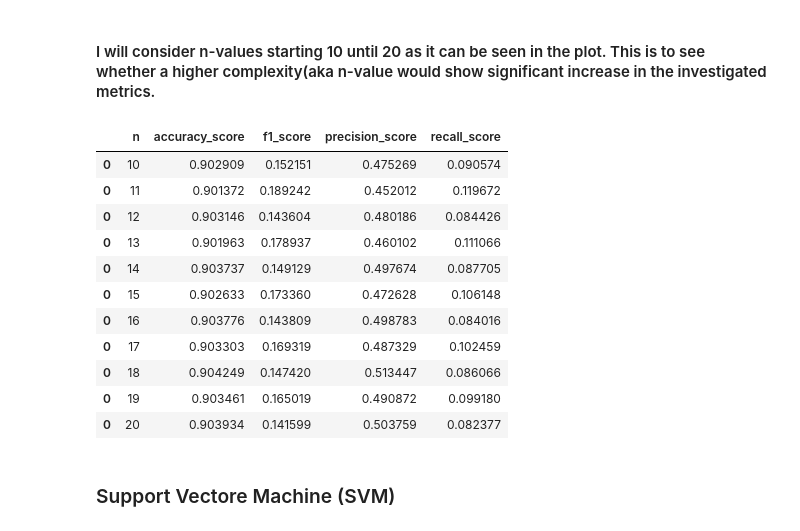
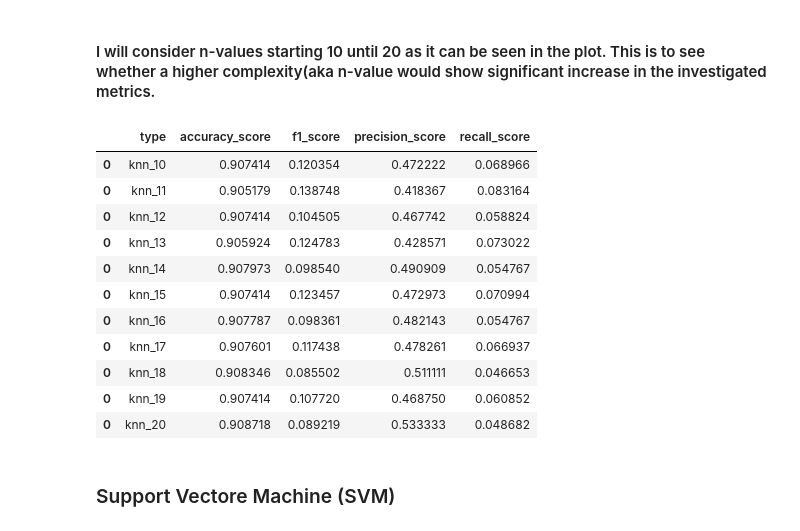
Before and after one commit to omar123-jav/ML-A2, a Jupyter notebook: Assignment2_Husseljo.ipynb, the cells around one changed output. Drawn from its saved outputs; the diff is of its cells as text; code cells hidden in the pictures.

```diff
--- a/Assignment2_Husseljo.ipynb
+++ b/Assignment2_Husseljo.ipynb
@@ -580,3 +586,6 @@ df_heart.head()
+# %%
+n = 200000
+df_heart = df_heart.head(-n)
 # %% [markdown]
 ### handling missing values
 # %%
@@ -646,0 +656,15 @@ accuracy_score(y_test,y_pred)
+# %%
+def create_logistic_statistic(y_test, y_pred_test):
+    accuracy = accuracy_score(y_test,y_pred_test)
+    f1 = f1_score(y_test, y_pred_test)
+    precision = precision_score(y_test, y_pred_test)
+    recall = recall_score(y_test, y_pred_test)
+    dict = {"type":"logistic", "accuracy_score": accuracy, "f1_score": f1, "precision_score": precision, "recall_score": recall}
+    return dict
+# %%
+cols = ["type", "accuracy_score", "f1_score", "precision_score", "recall_score"]
+df_logistic_stats = pd.DataFrame([], columns=cols)
+y_pred_test = log_model.predict(scaled_X_test)
+new_row = create_logistic_statistic(y_test, y_pred_test)
+df_logistic_stats = pd.concat([df_logistic_stats, pd.DataFrame.from_records([new_row])])
+df_logistic_stats
@@ -727,34 +754,34 @@ def create_statistic(y_test, y_pred_test, n):
     f1 = f1_score(y_test, y_pred_test)
     precision = precision_score(y_test, y_pred_test)
     recall = recall_score(y_test, y_pred_test)
-    dict = {"n":n, "accuracy_score": accuracy, "f1_score": f1, "precision_score": precision, "recall_score": recall}
+    dict = {"type":f"knn_{n}", "accuracy_score": accuracy, "f1_score": f1, "precision_score": precision, "recall_score": recall}
     return dict
 # %% [markdown]
 #### I will consider n-values starting 10 until 20 as it can be seen in the plot. This is to see whether a higher complexity(aka n-value would show significant increase in the investigated metrics.
 # %%
-cols = ["n", "accuracy_score", "f1_score", "precision_score", "recall_score"]
+cols = ["type", "accuracy_score", "f1_score", "precision_score", "recall_score"]
 df_knn_stats = pd.DataFrame([], columns=cols)
 for n in range(10, 21):
     knn_model = KNeighborsClassifier(n_neighbors=n)
     knn_model.fit(scaled_X_train,y_train)
     y_pred_test = knn_model.predict(scaled_X_test)
     new_row = create_statistic(y_test, y_pred_test, n)
     df_knn_stats = pd.concat([df_knn_stats, pd.DataFrame.from_records([new_row])])
 
 df_knn_stats
 # %% [output]
-|  | n | accuracy_score | f1_score | precision_score | recall_score |
-| 0 | 10 | 0.902909 | 0.152151 | 0.475269 | 0.090574 |
-| 0 | 11 | 0.901372 | 0.189242 | 0.452012 | 0.119672 |
-| 0 | 12 | 0.903146 | 0.143604 | 0.480186 | 0.084426 |
-| 0 | 13 | 0.901963 | 0.178937 | 0.460102 | 0.111066 |
-| 0 | 14 | 0.903737 | 0.149129 | 0.497674 | 0.087705 |
-| 0 | 15 | 0.902633 | 0.173360 | 0.472628 | 0.106148 |
-| 0 | 16 | 0.903776 | 0.143809 | 0.498783 | 0.084016 |
-| 0 | 17 | 0.903303 | 0.169319 | 0.487329 | 0.102459 |
-| 0 | 18 | 0.904249 | 0.147420 | 0.513447 | 0.086066 |
-| 0 | 19 | 0.903461 | 0.165019 | 0.490872 | 0.099180 |
-| 0 | 20 | 0.903934 | 0.141599 | 0.503759 | 0.082377 |
+|  | type | accuracy_score | f1_score | precision_score | recall_score |
+| 0 | knn_10 | 0.907414 | 0.120354 | 0.472222 | 0.068966 |
+| 0 | knn_11 | 0.905179 | 0.138748 | 0.418367 | 0.083164 |
+| 0 | knn_12 | 0.907414 | 0.104505 | 0.467742 | 0.058824 |
+| 0 | knn_13 | 0.905924 | 0.124783 | 0.428571 | 0.073022 |
+| 0 | knn_14 | 0.907973 | 0.098540 | 0.490909 | 0.054767 |
+| 0 | knn_15 | 0.907414 | 0.123457 | 0.472973 | 0.070994 |
+| 0 | knn_16 | 0.907787 | 0.098361 | 0.482143 | 0.054767 |
+| 0 | knn_17 | 0.907601 | 0.117438 | 0.478261 | 0.066937 |
+| 0 | knn_18 | 0.908346 | 0.085502 | 0.511111 | 0.046653 |
+| 0 | knn_19 | 0.907414 | 0.107720 | 0.468750 | 0.060852 |
+| 0 | knn_20 | 0.908718 | 0.089219 | 0.533333 | 0.048682 |
 # %% [markdown]
 ### Support Vectore Machine (SVM)
 # %%
```
Also changed, not shown: parts of 17 cells of this notebook.
